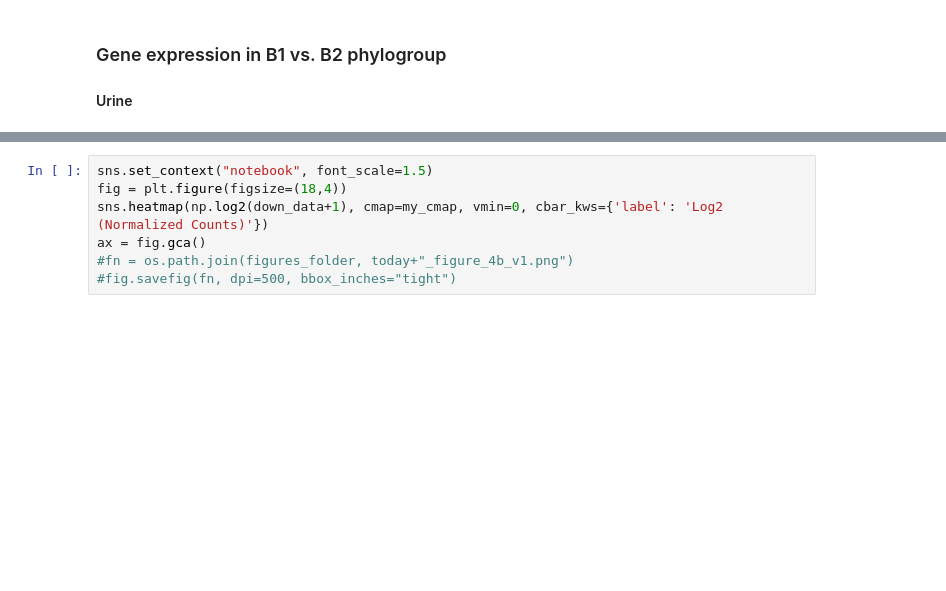
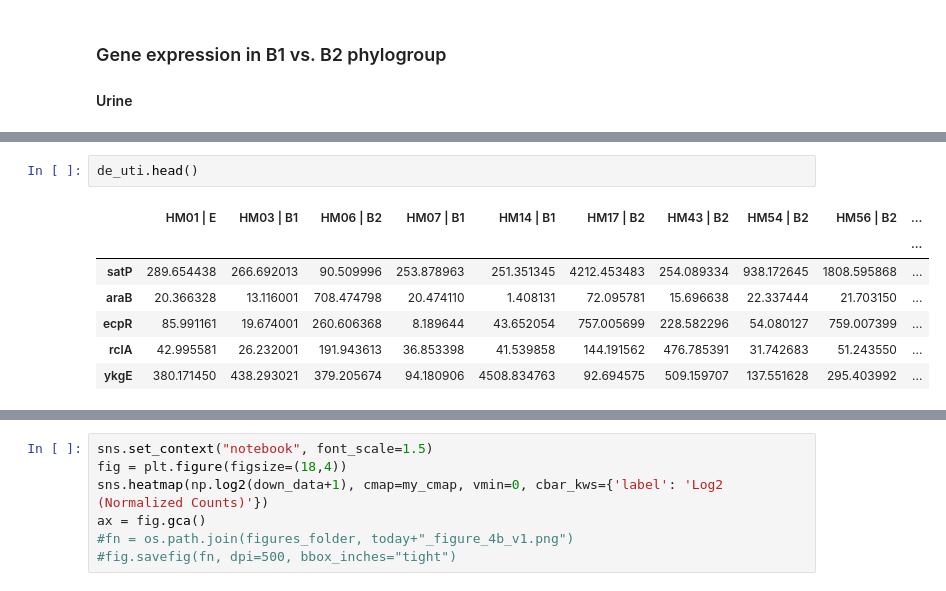
Before and after one commit to ASintsova/HUTI-RNAseq, a Jupyter notebook: analysis/differential_expression_analysis/differential_expression_analysis.ipynb, the cells around one changed output, grey strips where cells are left out. Cells and saved outputs as stored; diff of their text form; blank space fills up the shorter version.

```diff
--- a/analysis/differential_expression_analysis/differential_expression_analysis.ipynb
+++ b/analysis/differential_expression_analysis/differential_expression_analysis.ipynb
@@ -292 +329,11 @@ de_urine_for_hm = de_urine.iloc[:, 5:]
+# %%
+de_uti.head()
+# %% [output]
+|  | HM01 | E | HM03 | B1 | HM06 | B2 | HM07 | B1 | HM14 | B1 | HM17 | B2 | HM43 | B2 | HM54 | B2 | HM56 | B2 | ... |
+|  |  |  |  |  |  |  |  |  |  | ... |
+| satP | 289.654438 | 266.692013 | 90.509996 | 253.878963 | 251.351345 | 4212.453483 | 254.089334 | 938.172645 | 1808.595868 | ... |
+| araB | 20.366328 | 13.116001 | 708.474798 | 20.474110 | 1.408131 | 72.095781 | 15.696638 | 22.337444 | 21.703150 | ... |
+| ecpR | 85.991161 | 19.674001 | 260.606368 | 8.189644 | 43.652054 | 757.005699 | 228.582296 | 54.080127 | 759.007399 | ... |
+| rclA | 42.995581 | 26.232001 | 191.943613 | 36.853398 | 41.539858 | 144.191562 | 476.785391 | 31.742683 | 51.243550 | ... |
+| ykgE | 380.171450 | 438.293021 | 379.205674 | 94.180906 | 4508.834763 | 92.694575 | 509.159707 | 137.551628 | 295.403992 | ... |
 # %%
```
Also changed, not shown: parts of 20 cells of this notebook.
